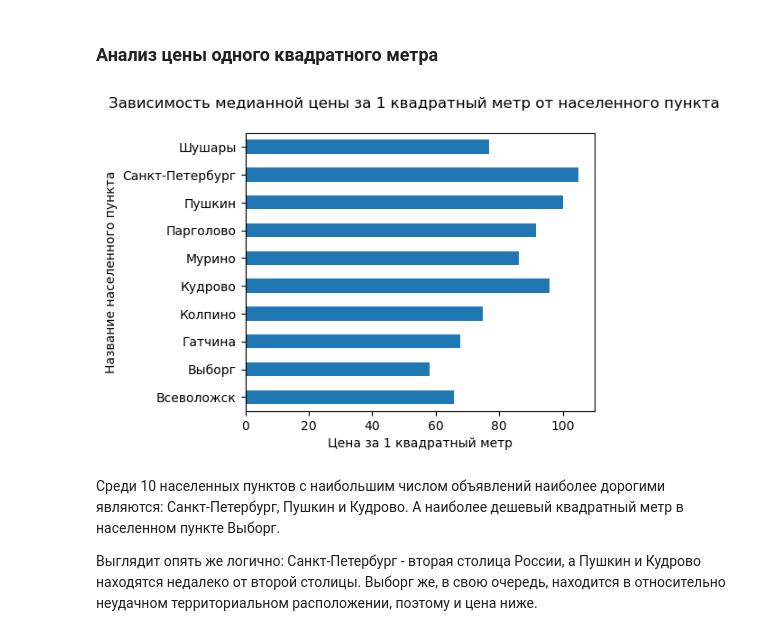
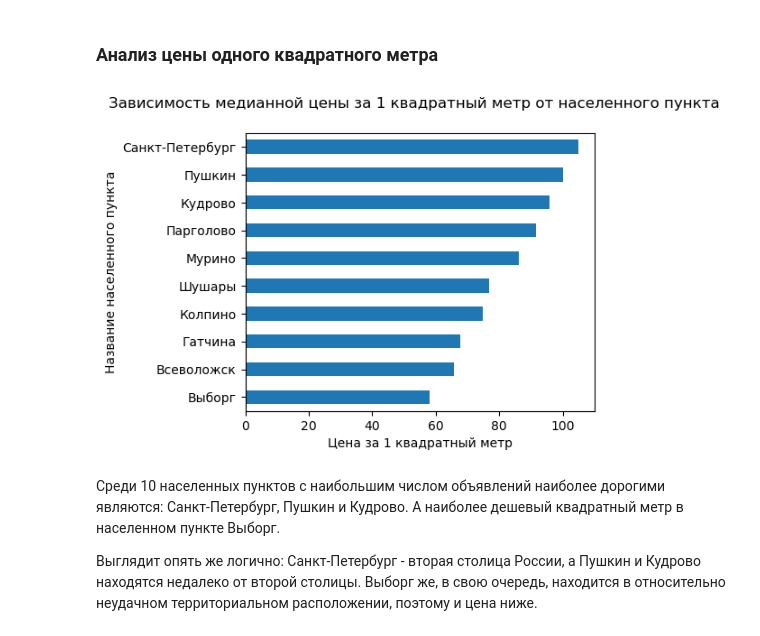
Before and after one commit to max150797/DataScience_Projects, a Jupyter notebook: Проекты по анализу данных/Исследование рынка недвижимости в Санкт-Петербурге/Разведывательный анализ данных.ipynb, the cells around one changed output. Drawn from its saved outputs; the diff is of its cells as text; code cells hidden in the pictures.

Commit message:
sorted histogram

```diff
--- a/Проекты по анализу данных/Исследование рынка недвижимости в Санкт-Петербурге/Разведывательный анализ данных.ipynb
+++ b/Проекты по анализу данных/Исследование рынка недвижимости в Санкт-Петербурге/Разведывательный анализ данных.ipynb
@@ -1021,17 +1021,19 @@ plt.show()
 top10_locations = data['locality_name_correct'].value_counts().head(10).index
 # %%
 fig, axes = plt.subplots(figsize=(5, 4))
-data.query('locality_name_correct in @top10_locations').pivot_table(index='locality_name_correct',
-                                                                    values='thousand_rub_per_metr',
-                                                                    aggfunc='median').plot(kind='barh',
-                                                                                           legend=False,
-                                                                                           ax=axes)
-fig.suptitle('Зависимость медианной цены за 1 квадратный метр от населенного пункта')
+data.query('locality_name_correct in @top10_locations').pivot_table(
+    index='locality_name_correct',
+    values='thousand_rub_per_metr',
+    aggfunc='median').sort_values(by='thousand_rub_per_metr').plot(kind='barh',
+                                                                   legend=False,
+                                                                   ax=axes)
+fig.suptitle(
+    'Зависимость медианной цены за 1 квадратный метр от населенного пункта')
 plt.xlabel('Цена за 1 квадратный метр')
 plt.ylabel('Название населенного пункта')
 plt.show()
 # %% [output]
-[figure, old version]
+[figure, new version]
 # %% [markdown]
 Среди 10 населенных пунктов с наибольшим числом объявлений наиболее дорогими являются: Санкт-Петербург, Пушкин и Кудрово. А наиболее дешевый квадратный метр в населенном пункте Выборг.
 
```
